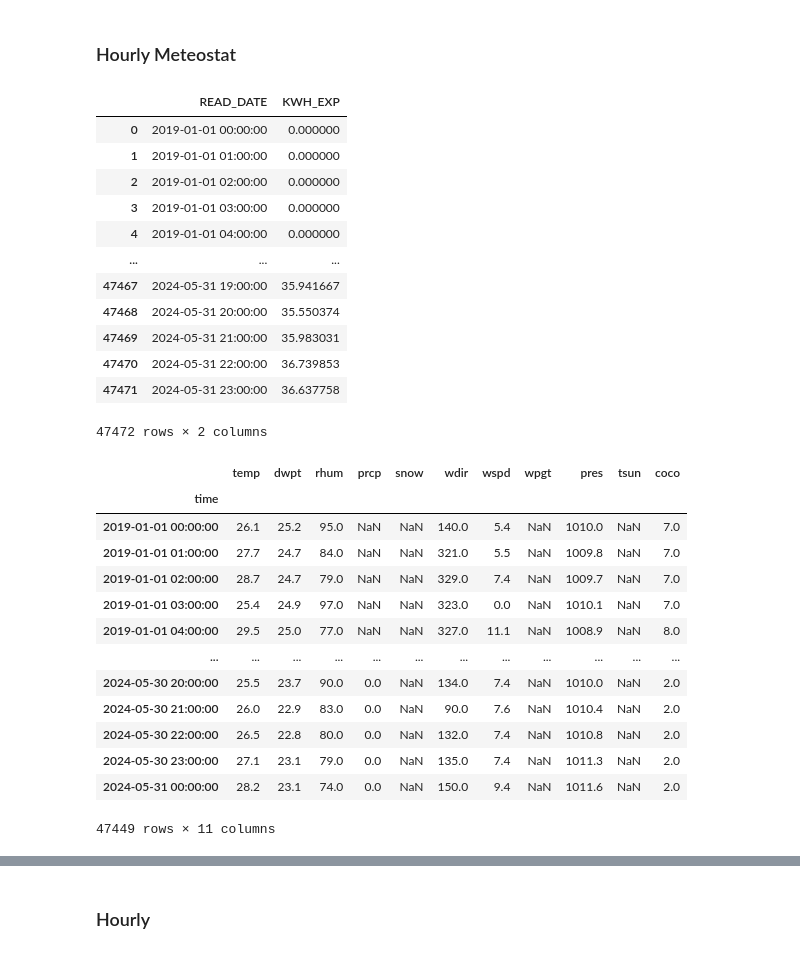
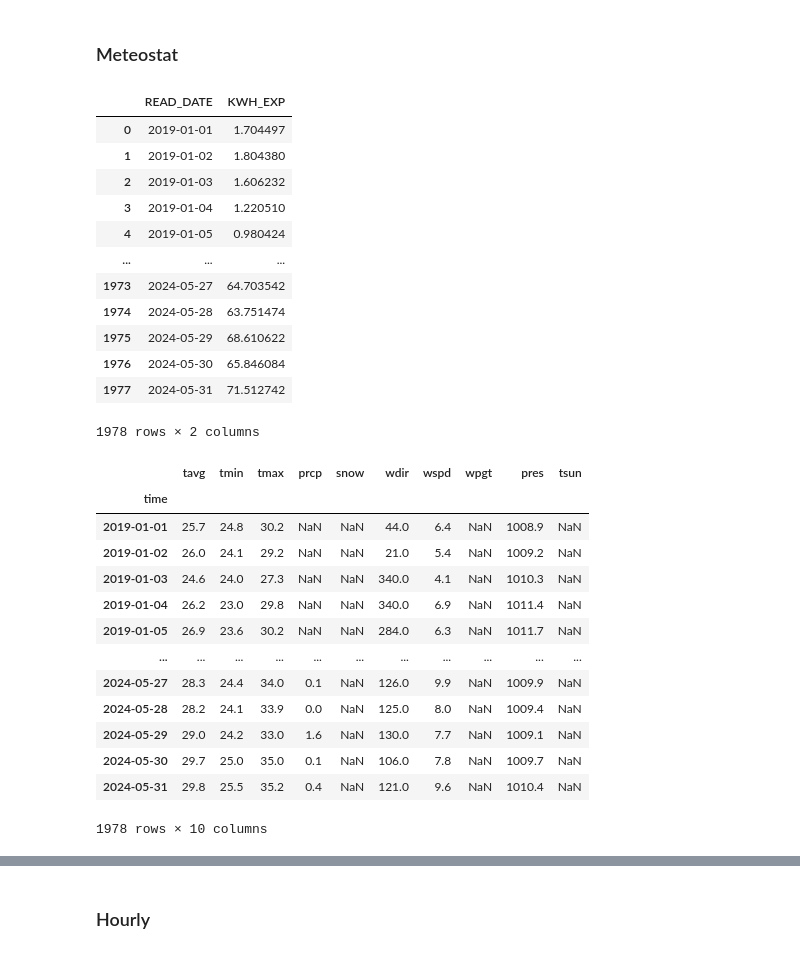
Before and after one commit to srikresna/electricity-usage-forecast, a Jupyter notebook: 6-data-preparation-for-training.ipynb, the cells around one changed output, grey strips where cells are left out. Cells and saved outputs as stored; diff of their text form; code cells hidden in the pictures.

```diff
--- a/6-data-preparation-for-training.ipynb
+++ b/6-data-preparation-for-training.ipynb
@@ -1,5 +1,5 @@
 # %% [markdown]
-### Hourly Meteostat
+### Meteostat
 # %%
 import pandas as pd
 import warnings
@@ -9,48 +9,48 @@ from meteostat import Point, Hourly
 
 warnings.filterwarnings("ignore")
 # %%
-df = pd.read_csv('processed/442400146024_hourly.csv')
+df = pd.read_csv('processed/442100110323_daily.csv')
 df
 # %% [output]
 |  | READ_DATE | KWH_EXP |
-| 0 | 2019-01-01 00:00:00 | 0.000000 |
-| 1 | 2019-01-01 01:00:00 | 0.000000 |
-| 2 | 2019-01-01 02:00:00 | 0.000000 |
-| 3 | 2019-01-01 03:00:00 | 0.000000 |
-| 4 | 2019-01-01 04:00:00 | 0.000000 |
+| 0 | 2019-01-01 | 1.704497 |
+| 1 | 2019-01-02 | 1.804380 |
+| 2 | 2019-01-03 | 1.606232 |
+| 3 | 2019-01-04 | 1.220510 |
+| 4 | 2019-01-05 | 0.980424 |
 | ... | ... | ... |
-| 47467 | 2024-05-31 19:00:00 | 35.941667 |
-| 47468 | 2024-05-31 20:00:00 | 35.550374 |
-| 47469 | 2024-05-31 21:00:00 | 35.983031 |
-| 47470 | 2024-05-31 22:00:00 | 36.739853 |
-| 47471 | 2024-05-31 23:00:00 | 36.637758 |
+| 1973 | 2024-05-27 | 64.703542 |
+| 1974 | 2024-05-28 | 63.751474 |
+| 1975 | 2024-05-29 | 68.610622 |
+| 1976 | 2024-05-30 | 65.846084 |
+| 1977 | 2024-05-31 | 71.512742 |
-47472 rows × 2 columns
+1978 rows × 2 columns
 # %%
 # start dan end date meteostat
 start = datetime(2019, 1, 1)
 end = datetime(2024, 5, 31)
 
 # locatie
 sumbawa_besar = (-8.4932, 117.4202)
 
 # data meteostat
 point = Point(sumbawa_besar[0], sumbawa_besar[1], 0)
-data = Hourly(point, start, end)
+data = Daily(point, start, end)
 data = data.fetch()
 data
 # %% [output]
-|  | temp | dwpt | rhum | prcp | snow | wdir | wspd | wpgt | pres | tsun | coco |
-| time |  |  |  |  |  |  |  |  |  |  |  |
-| 2019-01-01 00:00:00 | 26.1 | 25.2 | 95.0 | NaN | NaN | 140.0 | 5.4 | NaN | 1010.0 | NaN | 7.0 |
-| 2019-01-01 01:00:00 | 27.7 | 24.7 | 84.0 | NaN | NaN | 321.0 | 5.5 | NaN | 1009.8 | NaN | 7.0 |
-| 2019-01-01 02:00:00 | 28.7 | 24.7 | 79.0 | NaN | NaN | 329.0 | 7.4 | NaN | 1009.7 | NaN | 7.0 |
-| 2019-01-01 03:00:00 | 25.4 | 24.9 | 97.0 | NaN | NaN | 323.0 | 0.0 | NaN | 1010.1 | NaN | 7.0 |
-| 2019-01-01 04:00:00 | 29.5 | 25.0 | 77.0 | NaN | NaN | 327.0 | 11.1 | NaN | 1008.9 | NaN | 8.0 |
-| ... | ... | ... | ... | ... | ... | ... | ... | ... | ... | ... | ... |
-| 2024-05-30 20:00:00 | 25.5 | 23.7 | 90.0 | 0.0 | NaN | 134.0 | 7.4 | NaN | 1010.0 | NaN | 2.0 |
-| 2024-05-30 21:00:00 | 26.0 | 22.9 | 83.0 | 0.0 | NaN | 90.0 | 7.6 | NaN | 1010.4 | NaN | 2.0 |
-| 2024-05-30 22:00:00 | 26.5 | 22.8 | 80.0 | 0.0 | NaN | 132.0 | 7.4 | NaN | 1010.8 | NaN | 2.0 |
-| 2024-05-30 23:00:00 | 27.1 | 23.1 | 79.0 | 0.0 | NaN | 135.0 | 7.4 | NaN | 1011.3 | NaN | 2.0 |
-| 2024-05-31 00:00:00 | 28.2 | 23.1 | 74.0 | 0.0 | NaN | 150.0 | 9.4 | NaN | 1011.6 | NaN | 2.0 |
+|  | tavg | tmin | tmax | prcp | snow | wdir | wspd | wpgt | pres | tsun |
+| time |  |  |  |  |  |  |  |  |  |  |
+| 2019-01-01 | 25.7 | 24.8 | 30.2 | NaN | NaN | 44.0 | 6.4 | NaN | 1008.9 | NaN |
+| 2019-01-02 | 26.0 | 24.1 | 29.2 | NaN | NaN | 21.0 | 5.4 | NaN | 1009.2 | NaN |
+| 2019-01-03 | 24.6 | 24.0 | 27.3 | NaN | NaN | 340.0 | 4.1 | NaN | 1010.3 | NaN |
+| 2019-01-04 | 26.2 | 23.0 | 29.8 | NaN | NaN | 340.0 | 6.9 | NaN | 1011.4 | NaN |
+| 2019-01-05 | 26.9 | 23.6 | 30.2 | NaN | NaN | 284.0 | 6.3 | NaN | 1011.7 | NaN |
+| ... | ... | ... | ... | ... | ... | ... | ... | ... | ... | ... |
+| 2024-05-27 | 28.3 | 24.4 | 34.0 | 0.1 | NaN | 126.0 | 9.9 | NaN | 1009.9 | NaN |
+| 2024-05-28 | 28.2 | 24.1 | 33.9 | 0.0 | NaN | 125.0 | 8.0 | NaN | 1009.4 | NaN |
+| 2024-05-29 | 29.0 | 24.2 | 33.0 | 1.6 | NaN | 130.0 | 7.7 | NaN | 1009.1 | NaN |
+| 2024-05-30 | 29.7 | 25.0 | 35.0 | 0.1 | NaN | 106.0 | 7.8 | NaN | 1009.7 | NaN |
+| 2024-05-31 | 29.8 | 25.5 | 35.2 | 0.4 | NaN | 121.0 | 9.6 | NaN | 1010.4 | NaN |
-47449 rows × 11 columns
+1978 rows × 10 columns
 # %% [markdown]
```
Also changed, not shown: parts of 14 cells of this notebook, 11 other files.
